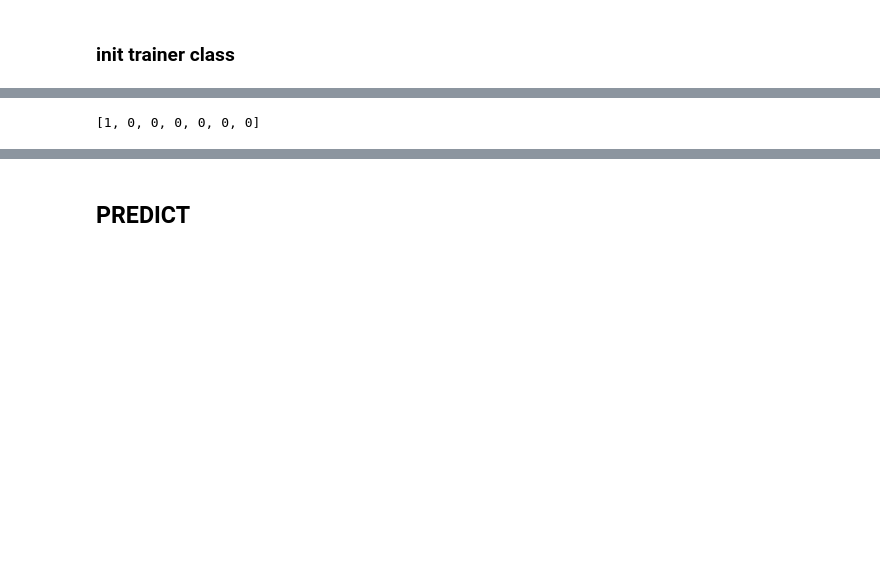
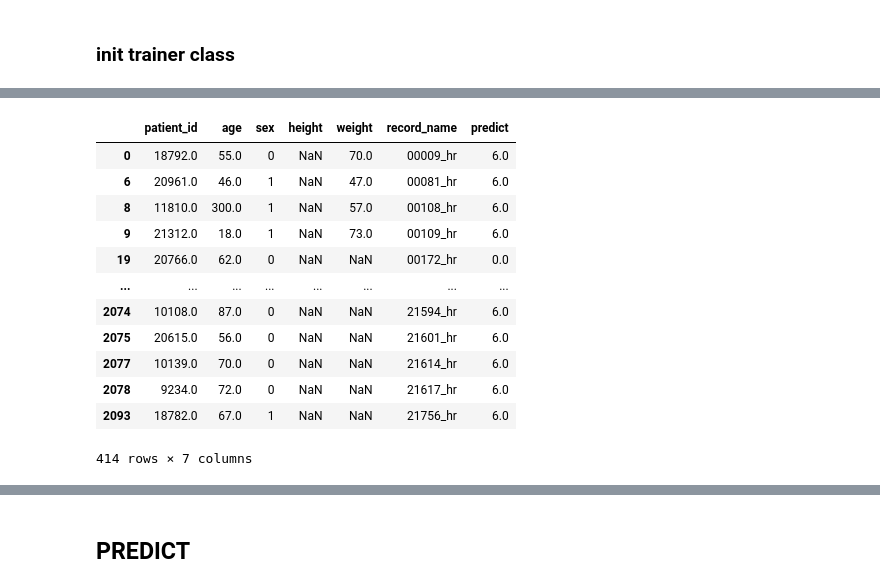
Before and after one commit to boldirev-as/AIIJC-medtech23, a Jupyter notebook: model_training.ipynb, the cells around one changed output, grey strips where cells are left out. Drawn from its saved outputs; the diff is of its cells as text; code cells hidden in the pictures; blank space fills up the shorter version.

```diff
--- a/model_training.ipynb
+++ b/model_training.ipynb
@@ -247,7 +254,7 @@ class Lightning_ResNet1D(pl.LightningModule):
         preds = np.squeeze(self(batch))
         return preds
 # %%
-def train_model(model_name, model_class=ResNet1D, train_continue = True, save_name=None, pretrained_filename="", **kwargs):
+def train_model(model_name, model_class=ResNet1D,num_epochs=None, train_continue = True, save_name=None, pretrained_filename="", model_hparams=None, optimizer_hparams=None, optimizer_name=None, task=None):
     """
     Inputs:
         model_name - Name of the model you want to run. Is used to look up the class in "model_dict"
@@ -264,7 +271,7 @@ def train_model(model_name, model_class=ResNet1D, train_continue = True, save_na
         accelerator="auto",
         devices=1,
         # How many epochs to train for if no patience is set
-        max_epochs=10,
+        max_epochs=num_epochs,
         callbacks=[
             ModelCheckpoint(
                 mode="max", monitor="val_f1_score", save_top_k=2,
@@ -294,7 +301,8 @@ def train_model(model_name, model_class=ResNet1D, train_continue = True, save_na
             continue_path = os.path.join(continue_path, os.listdir(continue_path)[-1])
 
 
-        model = Lightning_ResNet1D(model_name=model_name, model_class=model_class, **kwargs)
+        model = Lightning_ResNet1D(model_name=model_name, model_class=model_class,model_hparams=model_hparams,
+                                   optimizer_hparams=optimizer_hparams, optimizer_name=optimizer_name, task=task)
         if train_continue:
             trainer.fit(model, train_loader, val_loader, ckpt_path=continue_path)
         else:
@@ -311,17 +319,19 @@ def train_model(model_name, model_class=ResNet1D, train_continue = True, save_na
     return model, result, curr_model_save_path
 # %%
 
+# pretrained_filename="saved_models/ConvNets/ResNet1D_denoising_level2/lightning_logs/version_3/checkpoints/epoch=63-step=23104.ckpt",
 #удалить аргумент pretrained filename, для тренировки заново
 resnet_model, resnet_results, curr_model_save_path = train_model(
     train_continue=False,
-    # pretrained_filename="saved_models/ConvNets/ResNet1D_denoising_level2/lightning_logs/version_3/checkpoints/epoch=63-step=23104.ckpt",
+    num_epochs=40,
+    pretrained_filename="saved_models/ConvNets/Final_fixed_val_added_norm/lightning_logs/version_0/checkpoints/epoch=31-step=65824.ckpt",
     model_name="ResNet1D_v2",
     model_class=ResNet1D,
-    save_name="ResNet1D_denoising_level2",
+    save_name="Final_fixed_val_added_norm",
     model_hparams={"n_classes": 7, "base_filters": 16, "kernel_size": 16, "stride": 2, "groups": 1, "n_block": 12, "in_channels": 12},
     optimizer_name="Adam",
     optimizer_hparams={"lr": 0.0001,  "weight_decay": 1e-4},
-    task="MULTILABEL"
+    task="multiclass"
 )
 # %% [output]
 GPU available: True (cuda), used: True
@@ -380,6 +380,17 @@ test_res = run_test_predicts(curr_model_save_path)
 # %%
 test_res = test_res[~test_res.predict.isna()]
+test_res
+# %% [output]
+|  | patient_id | age | sex | height | weight | record_name | predict |
+| 0 | 18792.0 | 55.0 | 0 | NaN | 70.0 | 00009_hr | 6.0 |
+| 6 | 20961.0 | 46.0 | 1 | NaN | 47.0 | 00081_hr | 6.0 |
+| 8 | 11810.0 | 300.0 | 1 | NaN | 57.0 | 00108_hr | 6.0 |
+| 9 | 21312.0 | 18.0 | 1 | NaN | 73.0 | 00109_hr | 6.0 |
+| 19 | 20766.0 | 62.0 | 0 | NaN | NaN | 00172_hr | 0.0 |
+| ... | ... | ... | ... | ... | ... | ... | ... |
+| 2074 | 10108.0 | 87.0 | 0 | NaN | NaN | 21594_hr | 6.0 |
+| 2075 | 20615.0 | 56.0 | 0 | NaN | NaN | 21601_hr | 6.0 |
+| 2077 | 10139.0 | 70.0 | 0 | NaN | NaN | 21614_hr | 6.0 |
+| 2078 | 9234.0 | 72.0 | 0 | NaN | NaN | 21617_hr | 6.0 |
+| 2093 | 18782.0 | 67.0 | 1 | NaN | NaN | 21756_hr | 6.0 |
+414 rows × 7 columns
-# %%
-test_res.predict.tolist()[0]
-# %% [output]
-[1, 0, 0, 0, 0, 0, 0]
```
Also changed, not shown: parts of 25 cells of this notebook, 1 other file.
